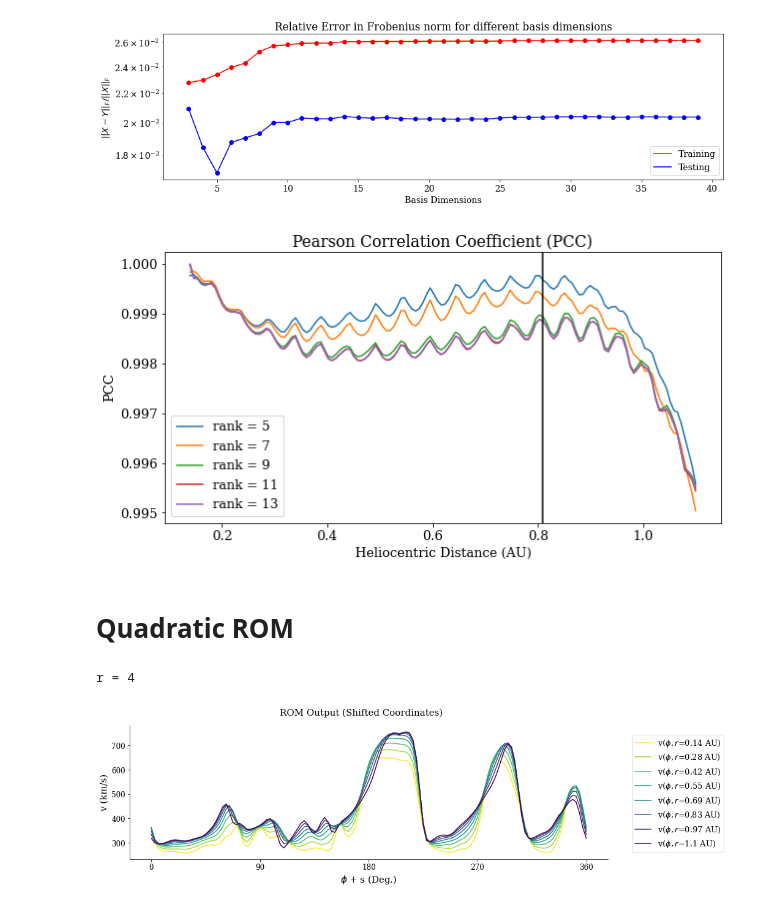
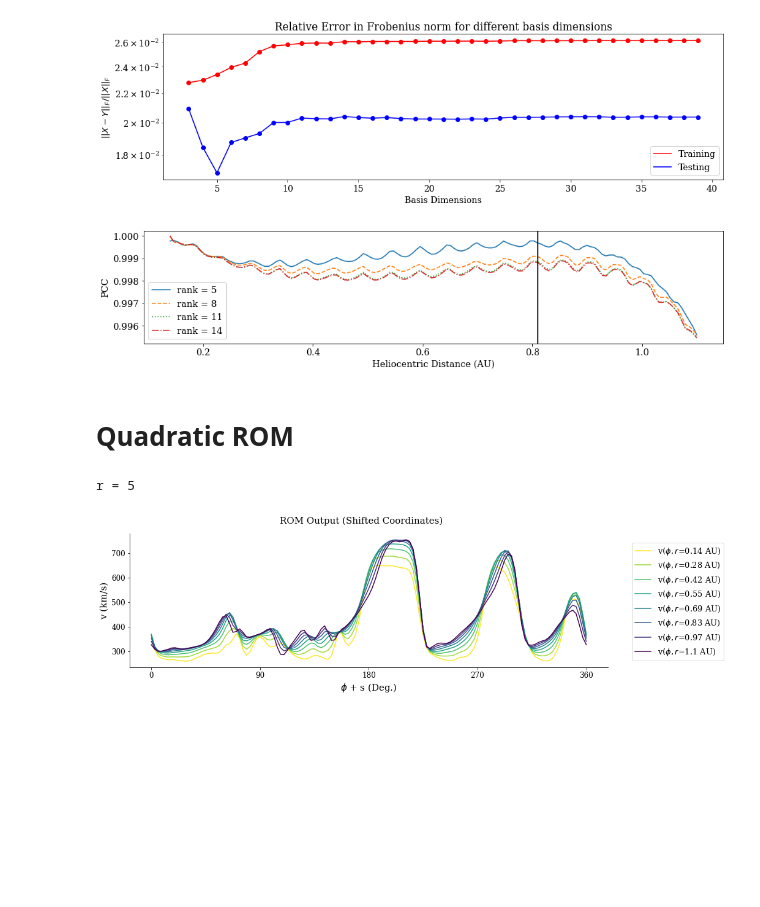
Before and after one commit to opaliss/Space-Weather-ROM, a Jupyter notebook: MHD/SW-ROM-Shifted-MHD-1D-LowRes.ipynb, the cells around one changed output. Drawn from its saved outputs; the diff is of its cells as text; code cells hidden in the pictures; blank space fills up the shorter version.

```diff
--- a/MHD/SW-ROM-Shifted-MHD-1D-LowRes.ipynb
+++ b/MHD/SW-ROM-Shifted-MHD-1D-LowRes.ipynb
@@ -39,7 +39,8 @@ matplotlib.rc('ytick', labelsize=13)
 # Import MHD solar wind velocity results.
 # %%
 # mas output - br, rho, vr
-mas_path = get_mas_path(cr="2210")
+cr = "2210"
+mas_path = get_mas_path(cr=cr)
 model = MASOutput(mas_path)
 print(model.variables)
 # %% [output]
@@ -274,7 +237,7 @@ svdvals = la.svdvals(X_train)
 svdvals_prev = la.svdvals(V[:, :l])
 # %%
 # Calculate the cumulative energy.
-thresh = .992
+thresh = .993
 cum_energy = np.cumsum(svdvals) / np.sum(svdvals)
 cum_energy_prev = np.cumsum(svdvals_prev) / np.sum(svdvals_prev)
 
@@ -757,37 +724,39 @@ _ = plt.legend()
 # %% [output]
 [figure]
 # %%
-fig, ax = plt.subplots(figsize=(10, 5))
+fig, ax = plt.subplots(figsize=(15, 3))
 
-for r_val in np.arange(5, 15,2):# get the svd rank based on total cumulative energy.
+ls_list = ["-", "--", ":", "-.", "solid"]
+
+for ii, r_val in enumerate(np.arange(5, 15,3)):# get the svd rank based on total cumulative energy.
     Vr, _ = roi.pre.pod_basis(X_train, r=r_val)                       # Construct the reduced basis.
     Xdot = roi.pre.xdot(X_train, (r_train[1] - r_train[0]).value, order=6)            # Calculate the right-hand side matrix.
     model = roi.InferredContinuousROM(modelform="A")              # Define the model structure.
     model.fit(Vr, X_train, Xdot, P=1e3)                          # Construct the ROM with Operator Inference.
     X_ROM = model.predict(X[:, 0], r.value, method="BDF", max_step=(r_train[1] - r_train[0]).value) # Simulate the ROM.
     if np.shape(X_ROM) == np.shape(X):
         V_ROM = convert_from_x_to_v(X_ROM)
         pcc_vec = np.zeros(len(r))
         for jj in range(len(r)):
             pcc_vec[jj] = stats.pearsonr(V[:, jj], V_ROM[:, jj])[0]
 
-        ax.plot(r.to(u.AU).value, pcc_vec, label="rank = " + str(int(r_val)))
+        ax.plot(r.to(u.AU).value, pcc_vec, label="rank = " + str(int(r_val)), linestyle=ls_list[ii])
 
 _ = ax.axvline(r_train[-1].to(u.AU).value, c="k")
 _ = ax.set_xlabel("Heliocentric Distance (AU)")
 _ = ax.set_ylabel("PCC")
-_ = ax.set_title("Pearson Correlation Coefficient (PCC)")
+#_ = ax.set_title("Pearson Correlation Coefficient (PCC)")
 plt.legend()
 
 
-fig.savefig("figs/pcc_rank_shifted_opinf_mhd.png", dpi=500, bbox_inches='tight')
+fig.savefig("MHD/figs/CR2210/A/pcc_rank_MHD_A_1D.png", dpi=500, bbox_inches='tight')
 # %% [output]
-[figure, old version]
+[figure, new version]
 # %% [markdown]
 # Quadratic ROM
 # %%
 # Calculate the cumulative energy.
-thresh = .992
+thresh = .993
 
 cum_energy = np.cumsum(svdvals) / np.sum(svdvals)
 
@@ -795,7 +764,7 @@ cum_energy = np.cumsum(svdvals) / np.sum(svdvals)
 rank = sum([rank < thresh for rank in cum_energy])
 print(f"r = {rank}")
 # %% [output]
-r = 4
+r = 5
 # %%
 Vr, _ = roi.pre.pod_basis(X_train, r=rank)                       # Construct the reduced basis.
 Xdot = roi.pre.xdot(X_train, (r_train[1] - r_train[0]).value, order=6)            # Calculate the right-hand side matrix.
```
Also changed, not shown: parts of 35 cells of this notebook, 29 other files.
